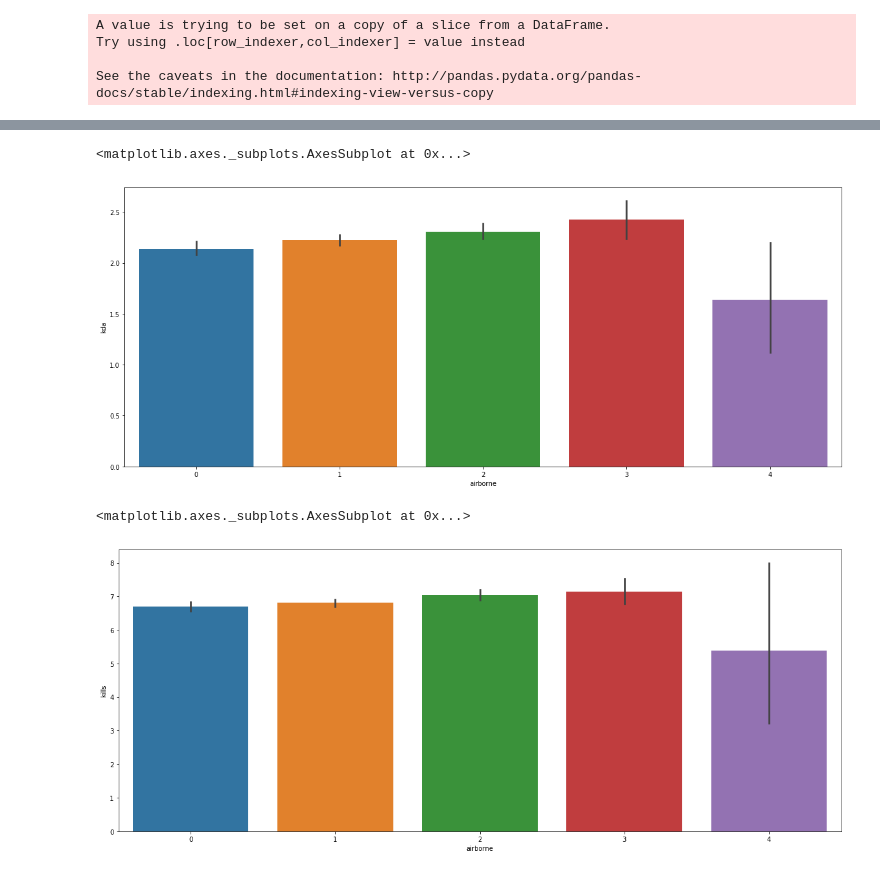
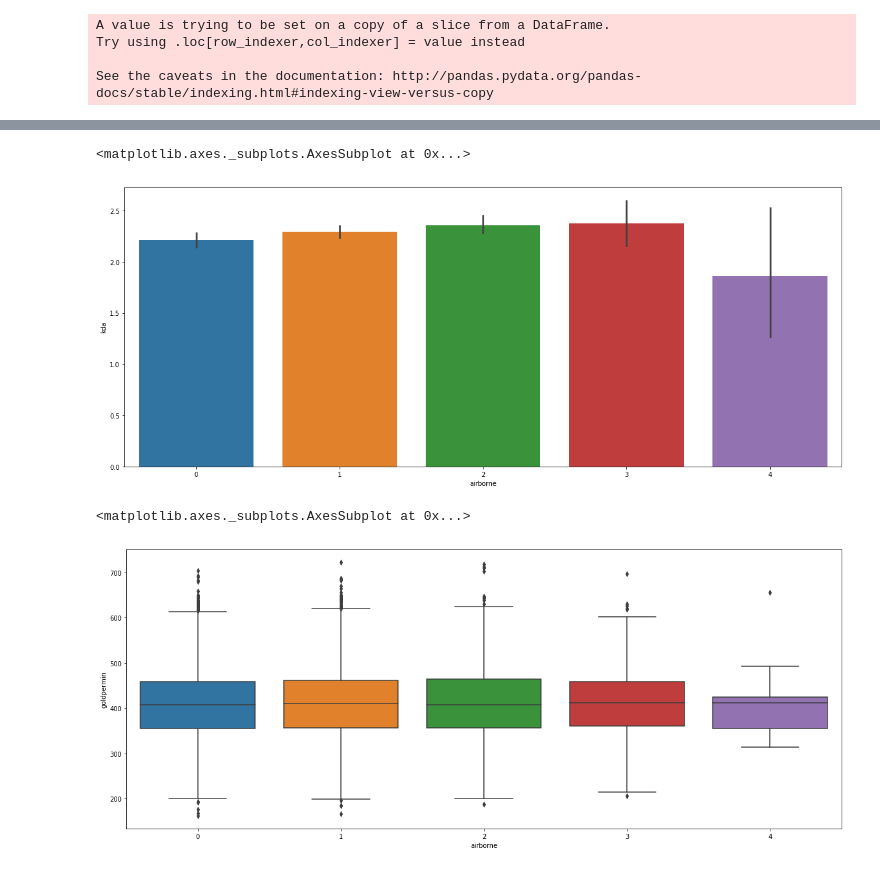
Before and after one commit to Jaepal/data-science-portfolio, a Jupyter notebook: league_of_legends/lol2.ipynb, the cells around one changed output, grey strips where cells are left out. Drawn from its saved outputs; the diff is of its cells as text; code cells hidden in the pictures.

```diff
--- a/league_of_legends/lol2.ipynb
+++ b/league_of_legends/lol2.ipynb
@@ -544,0 +497,5 @@ See the caveats in the documentation: http://pandas.pydata.org/pandas-docs/stabl
+# %%
+# only_yasuo_df 에 matches 병합
+
+only_yasuo_df = pd.merge(only_yasuo_df, matches, how='left', left_on='matchid', right_on='id', suffixes=('', '_y'))
+only_yasuo_df.columns
@@ -545 +516,3 @@ See the caveats in the documentation: http://pandas.pydata.org/pandas-docs/stabl
+# %%
+only_yasuo_df.drop(columns=['id_y'], inplace=True)
 # %%
@@ -550,0 +524,15 @@ sns.countplot(x='airborne', data=only_yasuo_df)
+# %%
+# 게임 시간이 15분 미만인 게임 제외
+
+only_yasuo_df = only_yasuo_df[only_yasuo_df['duration'] >= 900]
+# %%
+# 분당 골드 획득 열 생성
+only_yasuo_df['goldpermin'] = only_yasuo_df['goldearned'] / only_yasuo_df['duration'] * 60
+
+# 분당 획득 cs 열 생성
+only_yasuo_df['cspermin'] = only_yasuo_df['totminionskilled'] / only_yasuo_df['duration'] * 60
+
+# 분당 가한 데미지 열 생성
+only_yasuo_df['dmgpermin'] = only_yasuo_df['totdmgtochamp'] / only_yasuo_df['duration'] * 60
+
+only_yasuo_df[['goldpermin', 'cspermin', 'dmgpermin']].head()
@@ -559,10 +556,10 @@ plt.figure(figsize=(20, 8))
 sns.barplot(x='airborne', y='kda', data=only_yasuo_df)
 # %% [output]
 <matplotlib.axes._subplots.AxesSubplot at 0x...>
-[figure, old version]
+[figure, new version]
 # %%
 plt.figure(figsize=(20, 8))
-sns.barplot(x='airborne', y='kills', data=only_yasuo_df)
+sns.boxplot(x='airborne', y='goldpermin', data=only_yasuo_df)
 # %% [output]
 <matplotlib.axes._subplots.AxesSubplot at 0x...>
-[figure, old version]
+[figure, new version]
```
Also changed, not shown: parts of 17 cells of this notebook.
